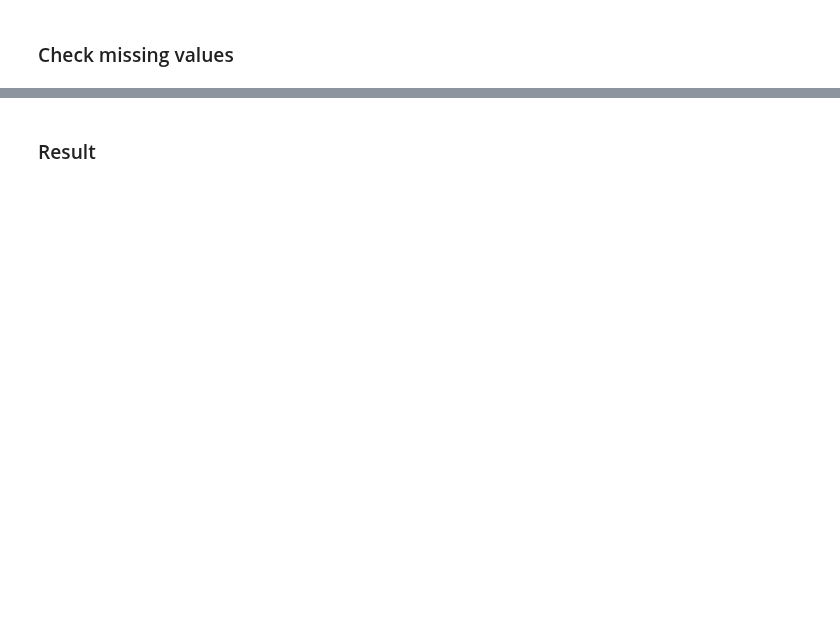
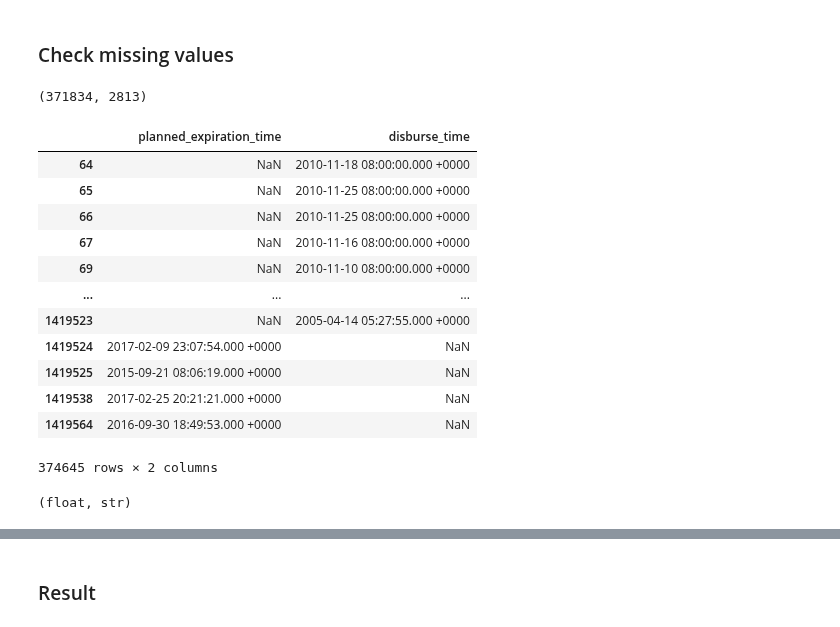
Before and after one commit to gaveter/Project_cs, a Jupyter notebook: Project.ipynb, the cells around one changed output, grey strips where cells are left out. Saved outputs shown, nothing was run; the diff lists cells and outputs as text; code cells hidden in the pictures; blank space fills up the shorter version.

```diff
--- a/Project.ipynb
+++ b/Project.ipynb
@@ -136,4 +143,34 @@ loan.head()
 # %% [markdown]
 ### Check missing values
 # %%
-missing_loan = pd.isnull(loan[["planned_expiration_time"]])
+missing_loan_expiration = pd.isnull(loan[['planned_expiration_time']])
+missing_loan_disburse = pd.isnull(loan[['disburse_time']])
+# %%
+missing_loan_index_e = missing_loan_expiration[missing_loan_expiration['planned_expiration_time']==True].index
+missing_loan_index_d = missing_loan_disburse[missing_loan_disburse['disburse_time']==True].index
+# %%
+len(missing_loan_index_e), len(missing_loan_index_d)
+# %% [output]
+(371834, 2813)
+# %%
+missing_loan_index = missing_loan_index_e.union(missing_loan_index_d) #union indici nan disburse e nan expiration
+# %%
+loan.loc[missing_loan_index][['planned_expiration_time','disburse_time']]
+# %% [output]
+|  | planned_expiration_time | disburse_time |
+| 64 | NaN | 2010-11-18 08:00:00.000 +0000 |
+| 65 | NaN | 2010-11-25 08:00:00.000 +0000 |
+| 66 | NaN | 2010-11-25 08:00:00.000 +0000 |
+| 67 | NaN | 2010-11-16 08:00:00.000 +0000 |
+| 69 | NaN | 2010-11-10 08:00:00.000 +0000 |
+| ... | ... | ... |
+| 1419523 | NaN | 2005-04-14 05:27:55.000 +0000 |
+| 1419524 | 2017-02-09 23:07:54.000 +0000 | NaN |
+| 1419525 | 2015-09-21 08:06:19.000 +0000 | NaN |
+| 1419538 | 2017-02-25 20:21:21.000 +0000 | NaN |
+| 1419564 | 2016-09-30 18:49:53.000 +0000 | NaN |
+374645 rows × 2 columns
+# %%
+type(loan.loc[67][['planned_expiration_time']][0]), type(loan.loc[68][['planned_expiration_time']][0])
+# %% [output]
+(float, str)
```
Also changed, not shown: parts of 39 cells of this notebook.
